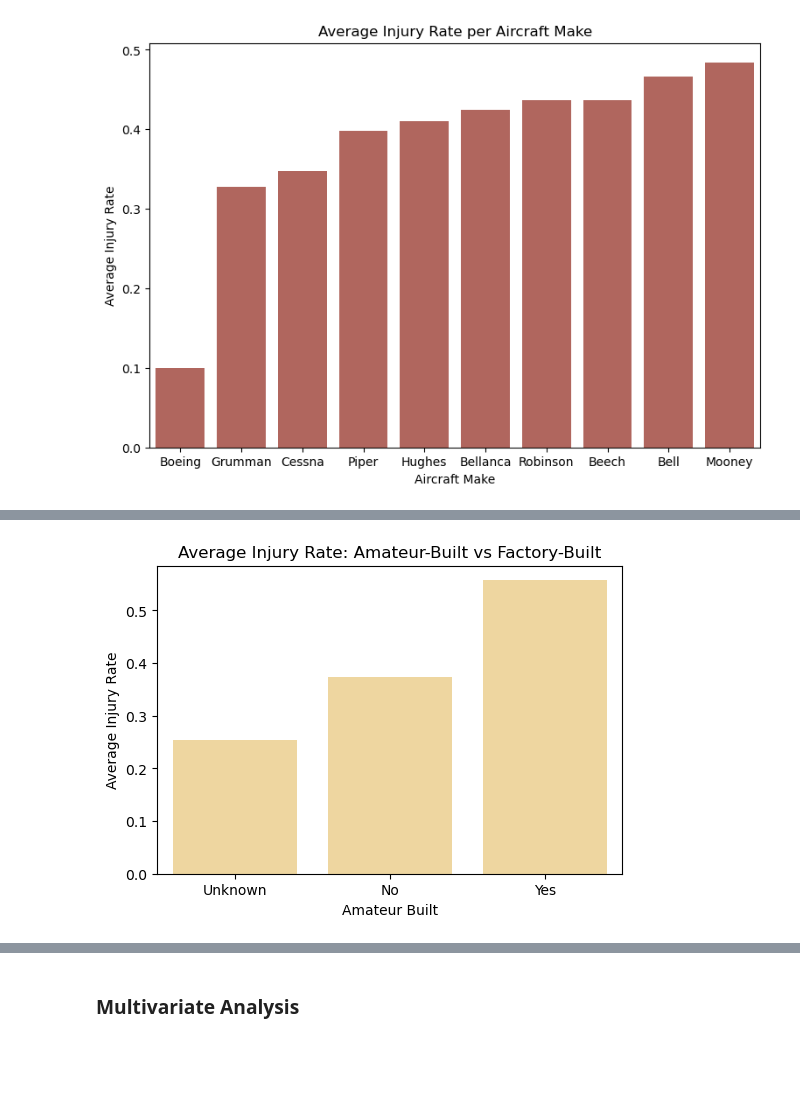
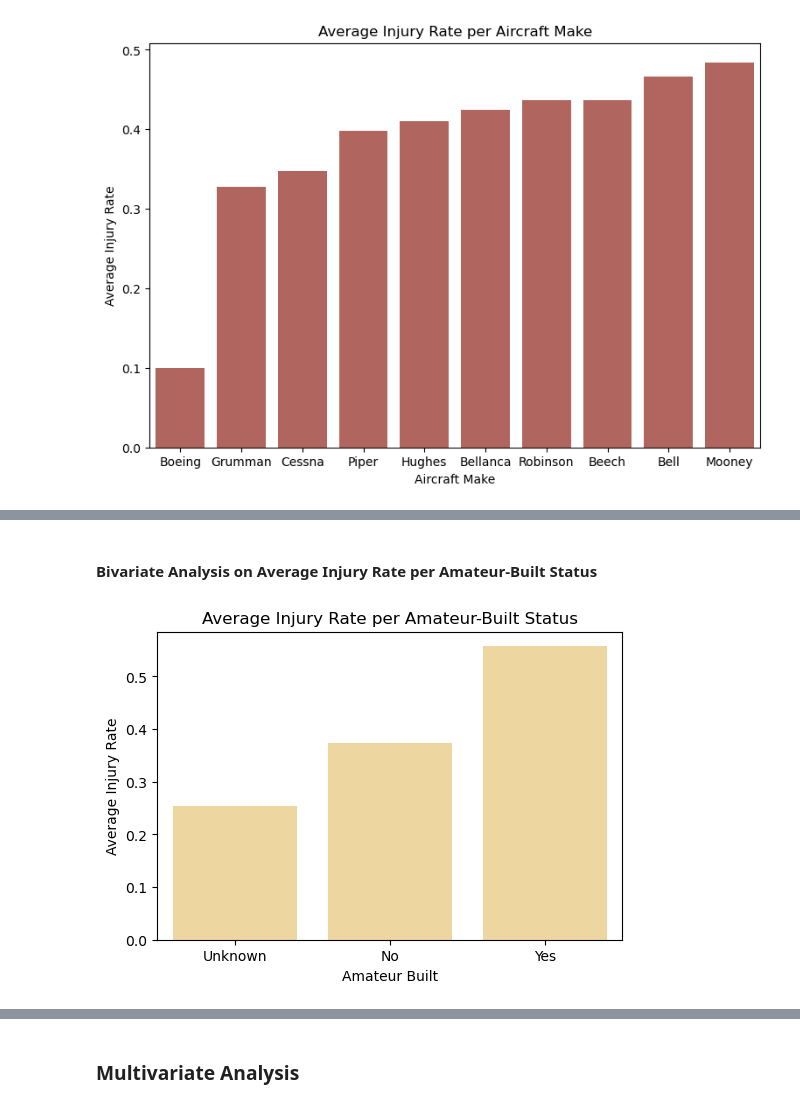
Before and after one commit to StacyMogeni/phase1_project, a Jupyter notebook: Untitled.ipynb, the cells around one changed output, grey strips where cells are left out. Saved outputs shown, nothing was run; the diff lists cells and outputs as text; code cells hidden in the pictures; blank space fills up the shorter version.

```diff
--- a/Untitled.ipynb
+++ b/Untitled.ipynb
@@ -848,12 +886,14 @@ plt.show()
+# %% [markdown]
+#### Bivariate Analysis on Average Injury Rate per Amateur-Built Status
 # %%
 # Calculate average "injury_rate" by "amateur_built"
 avg_injury_rate = df2.groupby('amateur_built')['injury_rate'].mean().sort_values()
 
 plt.figure(figsize=(6, 4))
 sns.barplot(x=avg_injury_rate.index, y=avg_injury_rate.values, color="#FBDB93")
-plt.title('Average Injury Rate: Amateur-Built vs Factory-Built')
+plt.title('Average Injury Rate per Amateur-Built Status')
 plt.xlabel('Amateur Built')
 plt.ylabel('Average Injury Rate')
 plt.show()
 # %% [output]
-[figure, old version]
+[figure, new version]
```
Also changed, not shown: parts of 35 cells of this notebook.
